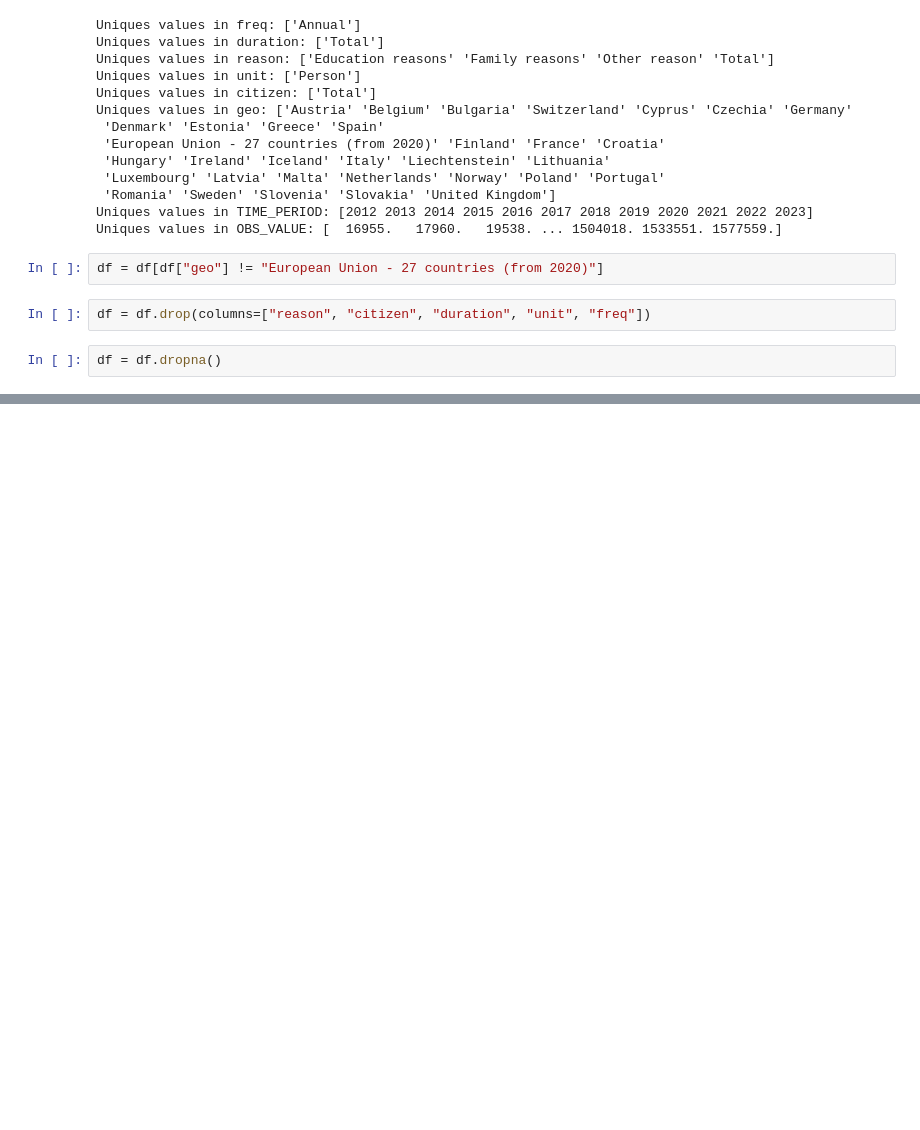
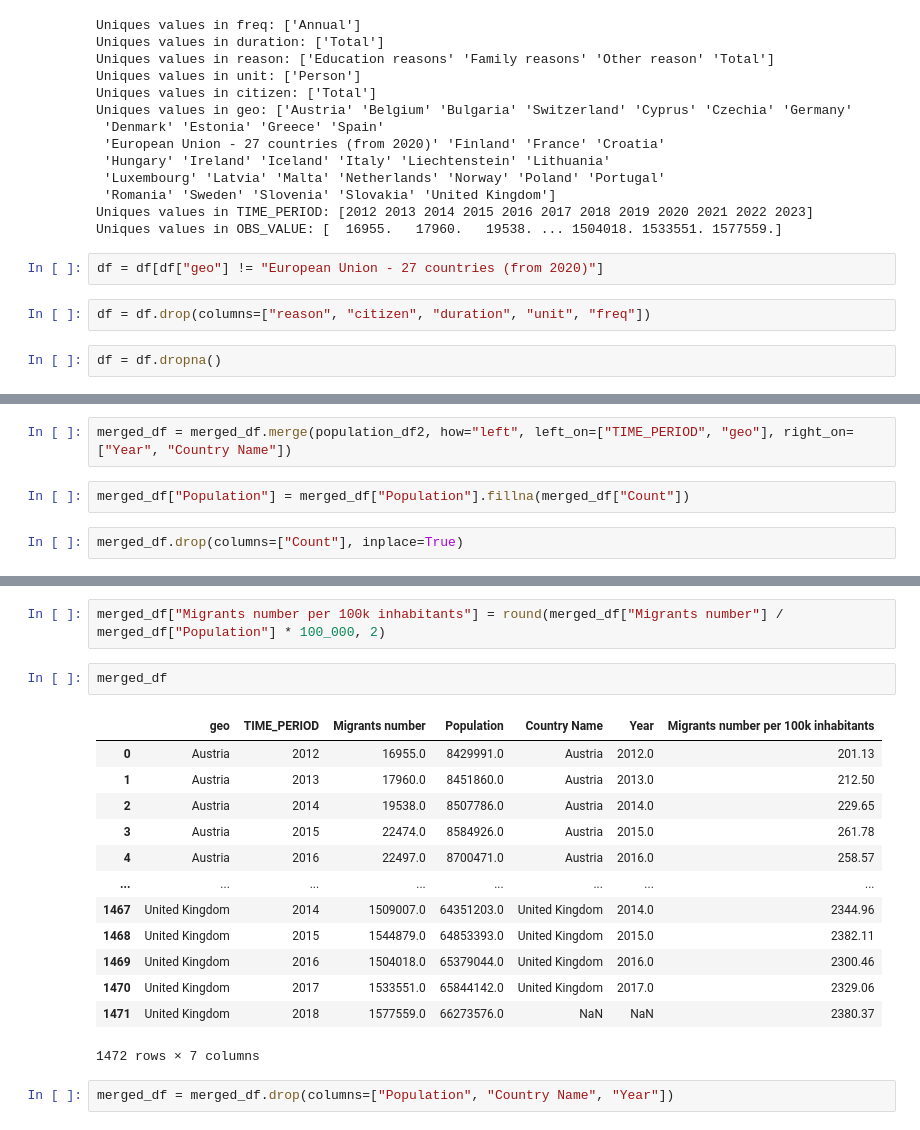
Before and after one commit to natix-x/Data-mining-in-Migration-Analysis, a Jupyter notebook: data_preprocessing/migrants/all_valid_permits.ipynb, the cells around one changed output, grey strips where cells are left out. Drawn from its saved outputs; the diff is of its cells as text; blank space fills up the shorter version.

```diff
--- a/data_preprocessing/migrants/all_valid_permits.ipynb
+++ b/data_preprocessing/migrants/all_valid_permits.ipynb
@@ -119,0 +181,6 @@ df.to_csv("../../processed_data/migrants_all_valid_permits.csv", index=False)
+# %%
+merged_df = merged_df.merge(population_df2, how="left", left_on=["TIME_PERIOD", "geo"], right_on=["Year", "Country Name"])
+# %%
+merged_df["Population"] = merged_df["Population"].fillna(merged_df["Count"])
+# %%
+merged_df.drop(columns=["Count"], inplace=True)
@@ -119,0 +212,20 @@ df.to_csv("../../processed_data/migrants_all_valid_permits.csv", index=False)
+# %%
+merged_df["Migrants number per 100k inhabitants"] = round(merged_df["Migrants number"] / merged_df["Population"] * 100_000, 2)
+# %%
+merged_df
+# %% [output]
+|  | geo | TIME_PERIOD | Migrants number | Population | Country Name | Year | Migrants number per 100k inhabitants |
+| 0 | Austria | 2012 | 16955.0 | 8429991.0 | Austria | 2012.0 | 201.13 |
+| 1 | Austria | 2013 | 17960.0 | 8451860.0 | Austria | 2013.0 | 212.50 |
+| 2 | Austria | 2014 | 19538.0 | 8507786.0 | Austria | 2014.0 | 229.65 |
+| 3 | Austria | 2015 | 22474.0 | 8584926.0 | Austria | 2015.0 | 261.78 |
+| 4 | Austria | 2016 | 22497.0 | 8700471.0 | Austria | 2016.0 | 258.57 |
+| ... | ... | ... | ... | ... | ... | ... | ... |
+| 1467 | United Kingdom | 2014 | 1509007.0 | 64351203.0 | United Kingdom | 2014.0 | 2344.96 |
+| 1468 | United Kingdom | 2015 | 1544879.0 | 64853393.0 | United Kingdom | 2015.0 | 2382.11 |
+| 1469 | United Kingdom | 2016 | 1504018.0 | 65379044.0 | United Kingdom | 2016.0 | 2300.46 |
+| 1470 | United Kingdom | 2017 | 1533551.0 | 65844142.0 | United Kingdom | 2017.0 | 2329.06 |
+| 1471 | United Kingdom | 2018 | 1577559.0 | 66273576.0 | NaN | NaN | 2380.37 |
+1472 rows × 7 columns
+# %%
+merged_df = merged_df.drop(columns=["Population", "Country Name", "Year"])
```
Also changed, not shown: parts of 19 cells of this notebook, 11 other files.
